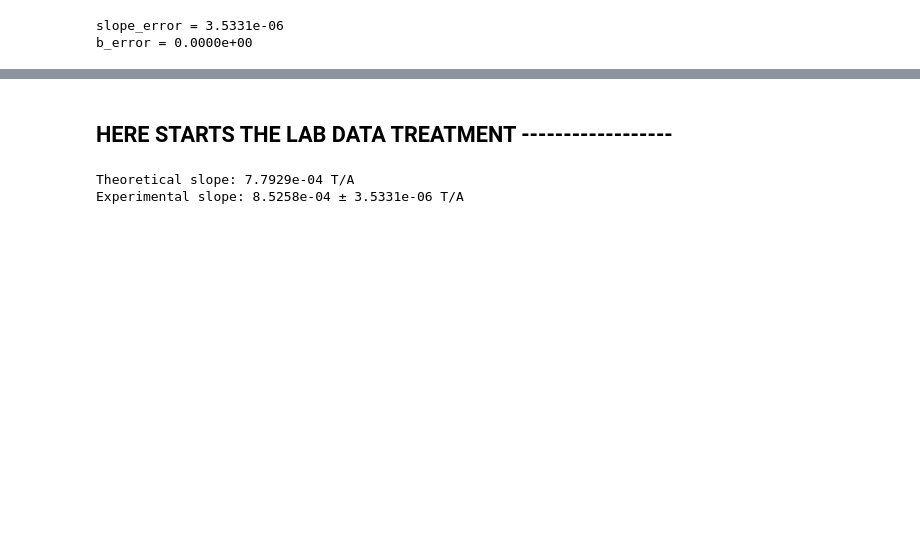
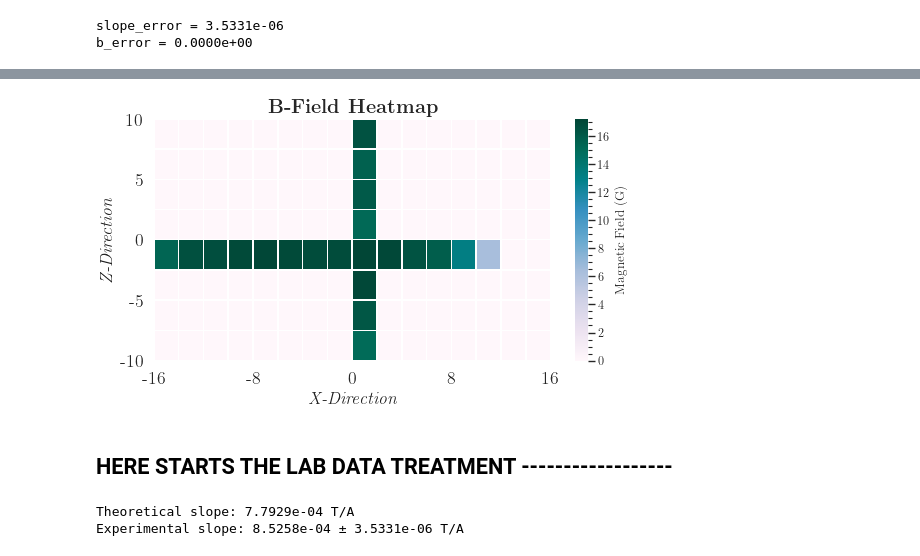
Before and after one commit to rvizarreta/ModernLab, a Jupyter notebook: 2. Charge - Mass Ratio/PreLab.ipynb, the cells around one changed output, grey strips where cells are left out. Saved outputs shown, nothing was run; the diff lists cells and outputs as text; code cells hidden in the pictures; blank space fills up the shorter version.

```diff
--- a/2. Charge - Mass Ratio/PreLab.ipynb
+++ b/2. Charge - Mass Ratio/PreLab.ipynb
@@ -105,0 +108,8 @@ b_error = 0.0000e+00
+# %%
+# READING THE DATA FROM GOOGLE SHEETS ---------------------------------------
+googleSheetId = '18aGYPzIeaz31XkQZZwtFpZK-r2aNAOhvqO-KZpPy2dA'
+workSheetName = 'UniformityCheck'
+URL = 'https://docs.google.com/spreadsheets/d/{0}/gviz/tq?tqx=out:csv&sheet={1}'.format(
+    googleSheetId, workSheetName)
+df = pd.read_csv(URL)
+df
@@ -106,3 +134,23 @@ b_error = 0.0000e+00
+# %%
+# GENERATING HEATMAP ---------------------------------------
+from matplotlib.pyplot import figure
+import seaborn as sns; sns.set()
+xdata, zdata, bdata = df["X (cm)"], df["Z (cm)"], df["Magnetic Field B (G)"]
+array = np.zeros([8,16])
+array[4,:14] = bdata.to_numpy()[:14]
+array[:,8] = bdata.to_numpy()[14:]
+figure(figsize=(8, 4), dpi=80)
+ax = sns.heatmap(array, linewidth=0.5, cmap='PuBuGn', cbar_kws={'label': 'Magnetic Field (G)'})
+sns.set(font="Verdana")
+plt.title(r"$\textbf{B-Field Heatmap}$", fontsize = 18)
+plt.xlabel(r'$\textit{X-Direction}$', fontsize = 16)
+plt.ylabel(r'$\textit{Z-Direction}$', fontsize = 16)
+plt.xticks([0,4,8,12,16],(-16,-8,0,8,16), rotation=0, fontsize=16)
+plt.yticks([0,2,4,6,8],(10,5,0,-5,-10), rotation=0, fontsize=16)
+plt.savefig("Figures/heatmap.png")
+plt.show()
+# %% [output]
+[figure, added]
 # %% [markdown]
 ## HERE STARTS THE LAB DATA TREATMENT ------------------
 # %%
```
Also changed, not shown: parts of 7 cells of this notebook, 13 other files.
